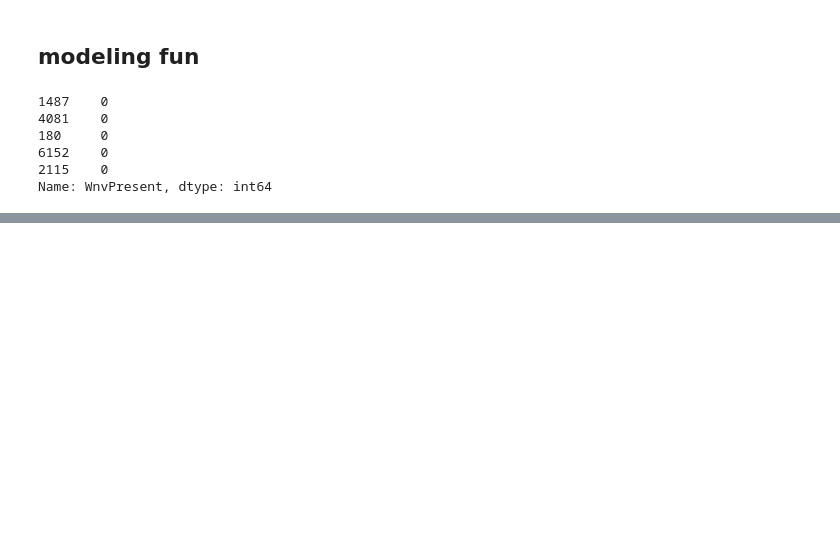
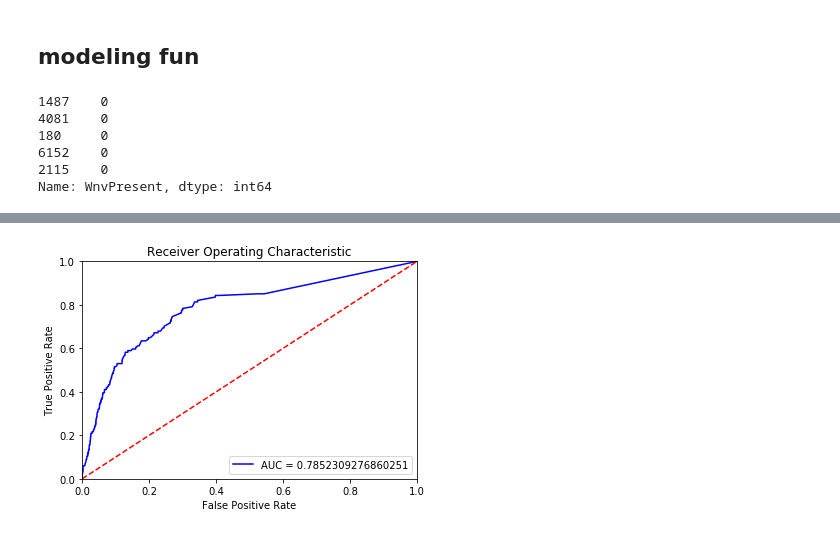
Before and after one commit to rdamehta/West-Nile-Virus-in-Chicago-Geographic-Predictions-and-Supervised-Learning, a Jupyter notebook: src/ravi_measurement_locations.ipynb, the cells around one changed output, grey strips where cells are left out. Cells and saved outputs as stored; diff of their text form; code cells hidden in the pictures; blank space fills up the shorter version.

```diff
--- a/src/ravi_measurement_locations.ipynb
+++ b/src/ravi_measurement_locations.ipynb
@@ -346,3 +297,7 @@ recall_score(y_test, y_pred)
+# %%
+plot_roc(rf)
+# %% [output]
+[figure, added]
 # %%
 important_features = pd.Series(data=rf.feature_importances_,index=X_train.columns)
 important_features.sort_values(ascending=False,inplace=True)
```
Also changed, not shown: parts of 27 cells of this notebook, 1 other file.
